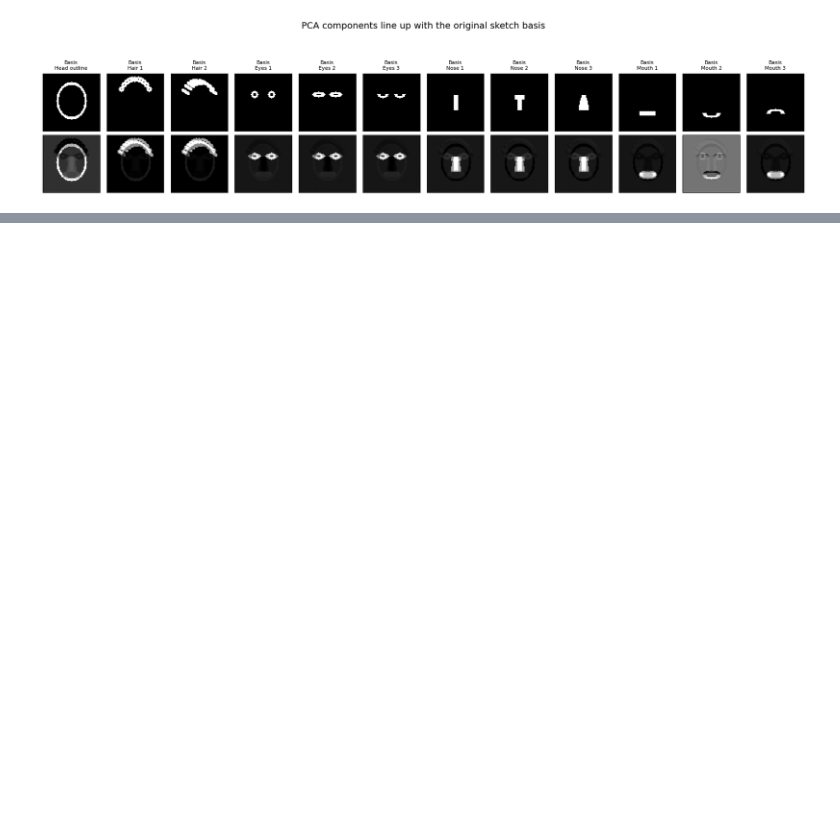
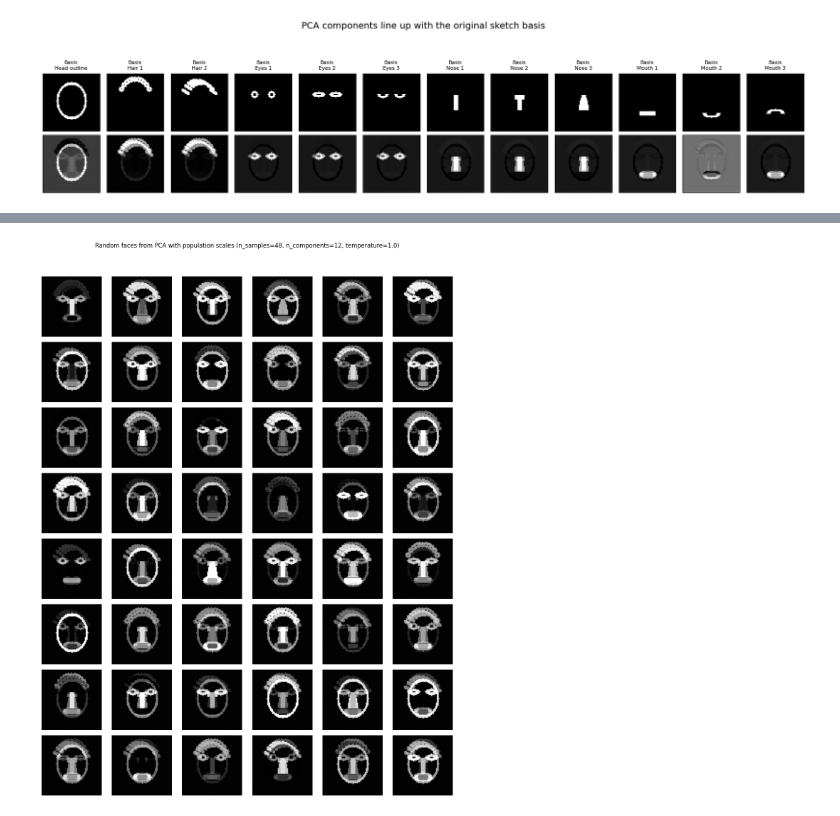
Before and after one commit to AssafR/CourseUtils, a Jupyter notebook: Notebooks/TESI_202512_PCA_on_sketches.ipynb, the cells around one changed output, grey strips where cells are left out. Drawn from its saved outputs; the diff is of its cells as text; code cells hidden in the pictures; blank space fills up the shorter version.

```diff
--- a/Notebooks/TESI_202512_PCA_on_sketches.ipynb
+++ b/Notebooks/TESI_202512_PCA_on_sketches.ipynb
@@ -584,0 +724,71 @@ interactive(children=(IntSlider(value=0, continuous_update=False, description='B
+# %%
+# --------------------------------------------------
+# 7. Sample new faces using population-like PCA coefficient scales
+# --------------------------------------------------
+
+from math import ceil
+
+
+def sample_population_pca_faces(
+    n_samples=12,
+    n_components=12,
+    temperature=1.0,
+    random_state=None,
+):
+    """Generate new faces by sampling PCA coefficients with data-driven scales.
+
+    We treat the PCA scores (coordinates) as approximately Gaussian:
+    - For component k, the empirical variance in the data is pca.explained_variance_[k].
+    - We sample z_k ~ N(0, temperature^2 * explained_variance_[k]).
+
+    For n_components < total, only the first n_components PCs are active; the rest are zero.
+    This approximates sampling from a Gaussian fitted to the PCA scores of X_pca.
+    """
+
+    n_samples = int(n_samples)
+    n_components = int(n_components)
+    if n_samples <= 0:
+        return
+
+    n_components = max(1, min(n_components, n_pca_components))
+
+    rng_local = np.random.default_rng(random_state)
+
+    # Standard deviations per PC based on training distribution
+    # (explained_variance_ is the variance of the scores along each PC)
+    pc_stds = np.sqrt(pca.explained_variance_)
+
+    Z = np.zeros((n_samples, n_pca_components))
+    # Broadcast stds over samples, scaled by "temperature"
+    scales = temperature * pc_stds[:n_components]
+    Z[:, :n_components] = rng_local.normal(scale=scales, size=(n_samples, n_components))
+
+    X_centered_samples = pca.inverse_transform(Z)
+    X_samples = X_centered_samples + X_pca_mean_val
+    X_samples = np.clip(X_samples, 0.0, 1.0)
+
+    cols = min(6, n_samples)
+    rows = ceil(n_samples / cols)
+
+    fig, axes = plt.subplots(rows, cols, figsize=(2 * cols, 2 * rows))
+    axes = np.atleast_2d(axes)
+
+    for i in range(rows * cols):
+        r, c = divmod(i, cols)
+        ax = axes[r, c]
+        ax.axis("off")
+        if i < n_samples:
+            ax.imshow(X_samples[i].reshape(H, W), cmap="gray", vmin=0, vmax=1)
+
+    plt.suptitle(
+        f"Random faces from PCA with population scales (n_samples={n_samples}, n_components={n_components}, temperature={temperature})",
+        fontsize=12,
+    )
+    plt.tight_layout(rect=[0, 0, 1, 0.95])
+    plt.show()
+
+
+# Example usage: faces whose PCA coefficients roughly match the training distribution
+sample_population_pca_faces(n_samples=48, n_components=12, temperature=1.0, random_state=None)
+# %% [output]
+[figure, added]
```
Also changed, not shown: parts of 6 cells of this notebook.
